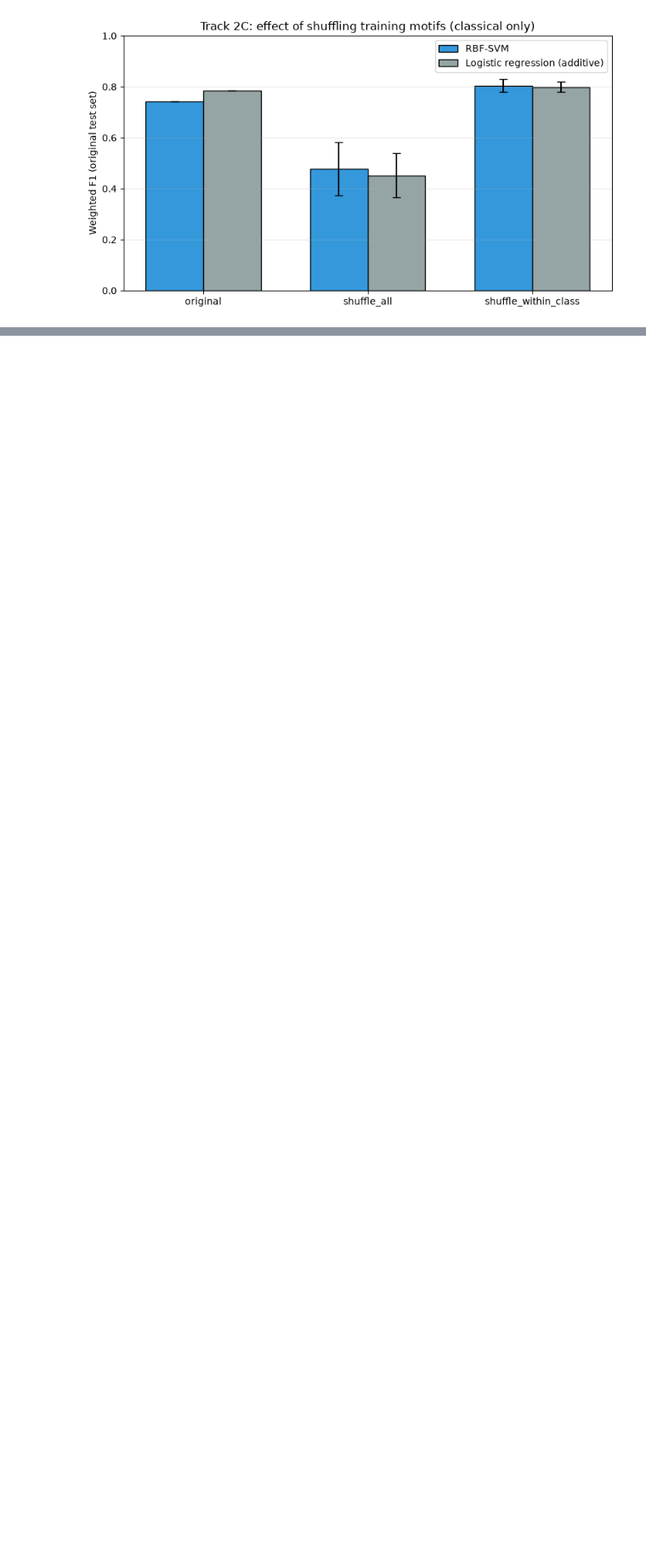
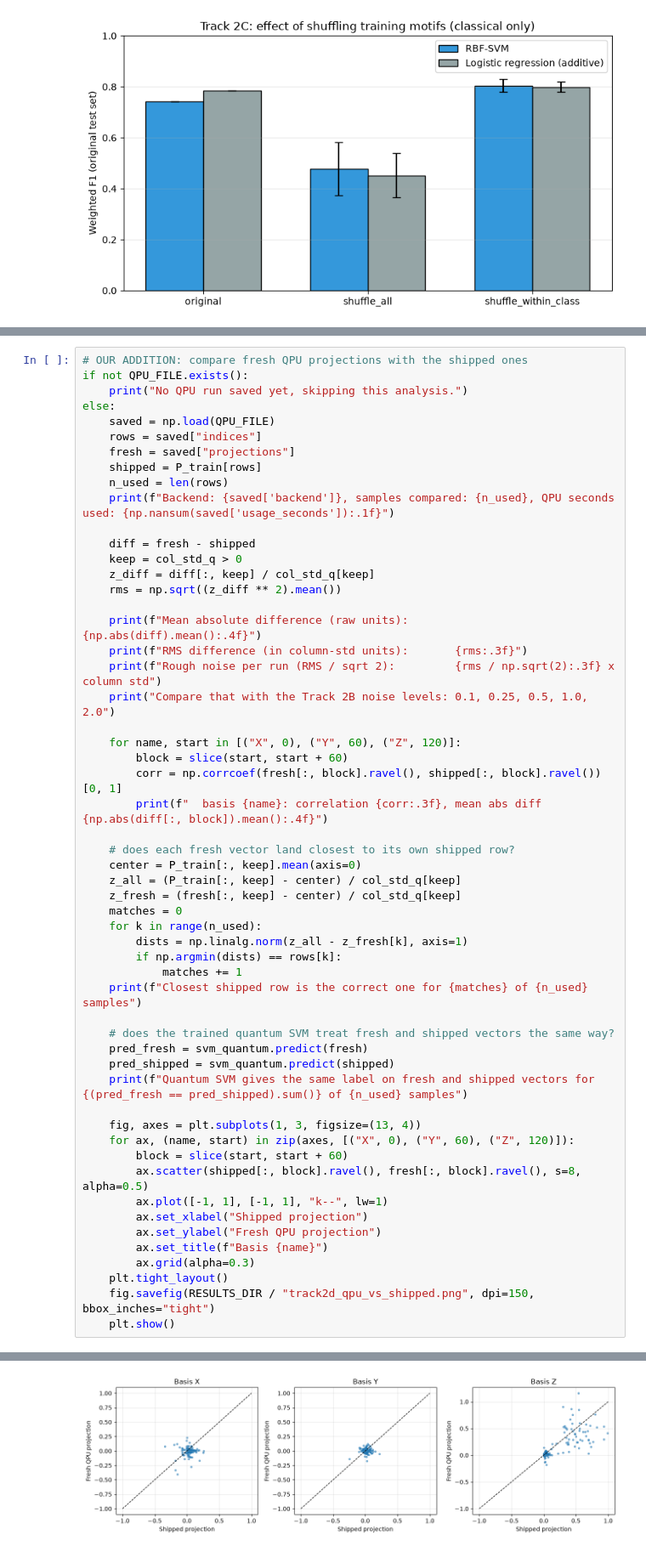
Before and after one commit to BharathiGaneshkumar/quantum-pqk-car-t-hackathon, a Jupyter notebook: notebooks/quantum_pqk_hackathon.ipynb, the cells around one changed output, grey strips where cells are left out. Shown at 85% size. Cells and saved outputs as stored; diff of their text form; blank space fills up the shorter version.

Commit message:
Track 2D: fresh QPU run on 4 samples

```diff
--- a/notebooks/quantum_pqk_hackathon.ipynb
+++ b/notebooks/quantum_pqk_hackathon.ipynb
@@ -1353,0 +1571,56 @@ shuffle_within_class   drop vs original: SVM -0.0618, logistic regression -0.014
+# %%
+# OUR ADDITION: compare fresh QPU projections with the shipped ones
+if not QPU_FILE.exists():
+    print("No QPU run saved yet, skipping this analysis.")
+else:
+    saved = np.load(QPU_FILE)
+    rows = saved["indices"]
+    fresh = saved["projections"]
+    shipped = P_train[rows]
+    n_used = len(rows)
+    print(f"Backend: {saved['backend']}, samples compared: {n_used}, QPU seconds used: {np.nansum(saved['usage_seconds']):.1f}")
+
+    diff = fresh - shipped
+    keep = col_std_q > 0
+    z_diff = diff[:, keep] / col_std_q[keep]
+    rms = np.sqrt((z_diff ** 2).mean())
+
+    print(f"Mean absolute difference (raw units):       {np.abs(diff).mean():.4f}")
+    print(f"RMS difference (in column-std units):       {rms:.3f}")
+    print(f"Rough noise per run (RMS / sqrt 2):         {rms / np.sqrt(2):.3f} x column std")
+    print("Compare that with the Track 2B noise levels: 0.1, 0.25, 0.5, 1.0, 2.0")
+
+    for name, start in [("X", 0), ("Y", 60), ("Z", 120)]:
+        block = slice(start, start + 60)
+        corr = np.corrcoef(fresh[:, block].ravel(), shipped[:, block].ravel())[0, 1]
+        print(f"  basis {name}: correlation {corr:.3f}, mean abs diff {np.abs(diff[:, block]).mean():.4f}")
+
+    # does each fresh vector land closest to its own shipped row?
+    center = P_train[:, keep].mean(axis=0)
+    z_all = (P_train[:, keep] - center) / col_std_q[keep]
+    z_fresh = (fresh[:, keep] - center) / col_std_q[keep]
+    matches = 0
+    for k in range(n_used):
+        dists = np.linalg.norm(z_all - z_fresh[k], axis=1)
+        if np.argmin(dists) == rows[k]:
+            matches += 1
+    print(f"Closest shipped row is the correct one for {matches} of {n_used} samples")
+
+    # does the trained quantum SVM treat fresh and shipped vectors the same way?
+    pred_fresh = svm_quantum.predict(fresh)
+    pred_shipped = svm_quantum.predict(shipped)
+    print(f"Quantum SVM gives the same label on fresh and shipped vectors for {(pred_fresh == pred_shipped).sum()} of {n_used} samples")
+
+    fig, axes = plt.subplots(1, 3, figsize=(13, 4))
+    for ax, (name, start) in zip(axes, [("X", 0), ("Y", 60), ("Z", 120)]):
+        block = slice(start, start + 60)
+        ax.scatter(shipped[:, block].ravel(), fresh[:, block].ravel(), s=8, alpha=0.5)
+        ax.plot([-1, 1], [-1, 1], "k--", lw=1)
+        ax.set_xlabel("Shipped projection")
+        ax.set_ylabel("Fresh QPU projection")
+        ax.set_title(f"Basis {name}")
+        ax.grid(alpha=0.3)
+    plt.tight_layout()
+    fig.savefig(RESULTS_DIR / "track2d_qpu_vs_shipped.png", dpi=150, bbox_inches="tight")
+    plt.show()
+# %% [output]
@@ -1353,0 +1637 @@ shuffle_within_class   drop vs original: SVM -0.0618, logistic regression -0.014
+[figure, added]
```
Also changed, not shown: parts of 9 cells of this notebook, 3 other files.
